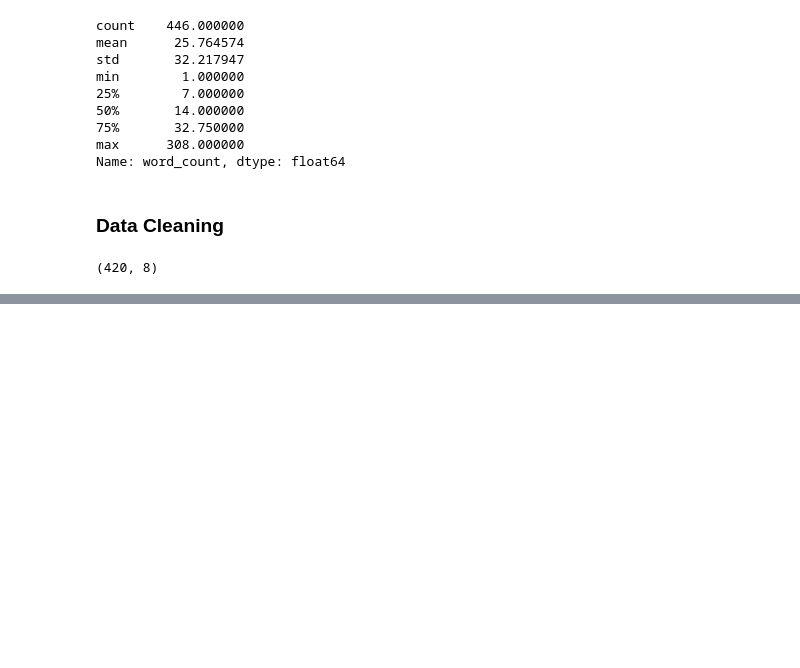
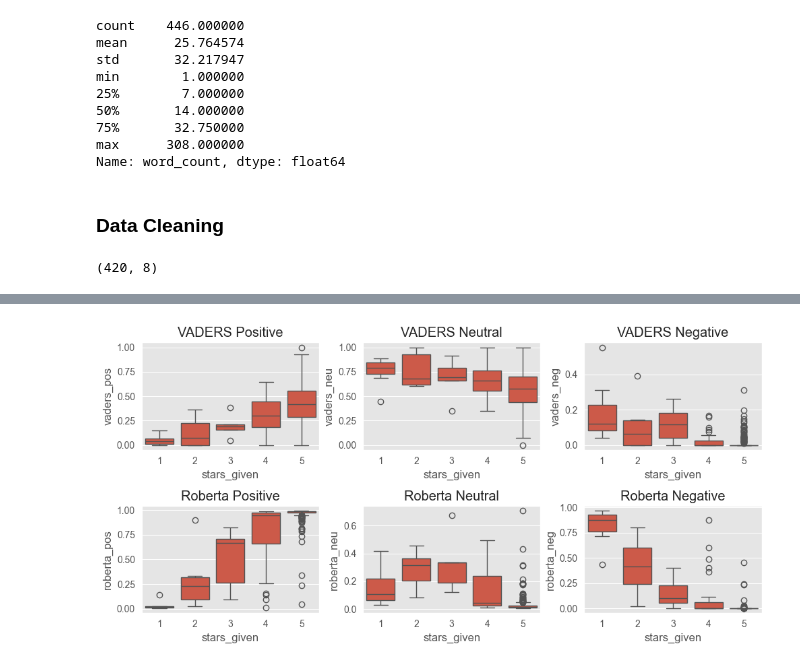
Before and after one commit to ezralinnan/RuralTheatreReviewsNLP, a Jupyter notebook: review_nlp.ipynb, the cells around one changed output, grey strips where cells are left out. Cells and saved outputs as stored; diff of their text form; code cells hidden in the pictures; blank space fills up the shorter version.

```diff
--- a/review_nlp.ipynb
+++ b/review_nlp.ipynb
@@ -157,0 +282,26 @@ df.head()
+# %%
+sentiment_df = df.copy()
+
+sentiment_df = sentiment_df.merge(
+    vaders[["vaders_neg", "vaders_neu", "vaders_pos", "vaders_compound"]],
+    left_index=True,
+    right_index=True,
+    how="left"
+)
+
+sentiment_df = sentiment_df.merge(
+    roberta[["roberta_neg", "roberta_neu", "roberta_pos", "roberta_compound"]],
+    left_index=True,
+    right_index=True,
+    how="left"
+)
+
+sentiment_df["vaders_predicted_stars"] = (
+    (sentiment_df["vaders_compound"] + 1) * 2
+) + 1
+
+sentiment_df["roberta_predicted_stars"] = round((
+    (sentiment_df["roberta_compound"] + 1) * 2
+) + 1)
+
+sentiment_df.head()
@@ -157,0 +321,18 @@ df.head()
+# %%
+fig, axs = plt.subplots(2, 3, figsize=(10, 5))
+sns.boxplot(data=sentiment_df, x="stars_given", y="vaders_pos", ax=axs[0, 0])
+sns.boxplot(data=sentiment_df, x="stars_given", y="vaders_neu", ax=axs[0, 1])
+sns.boxplot(data=sentiment_df, x="stars_given", y="vaders_neg", ax=axs[0, 2])
+axs[0, 0].set_title("VADERS Positive")
+axs[0, 1].set_title("VADERS Neutral")
+axs[0, 2].set_title("VADERS Negative")
+sns.boxplot(data=sentiment_df, x="stars_given", y="roberta_pos", ax=axs[1, 0])
+sns.boxplot(data=sentiment_df, x="stars_given", y="roberta_neu", ax=axs[1, 1])
+sns.boxplot(data=sentiment_df, x="stars_given", y="roberta_neg", ax=axs[1, 2])
+axs[1, 0].set_title("Roberta Positive")
+axs[1, 1].set_title("Roberta Neutral")
+axs[1, 2].set_title("Roberta Negative")
+plt.tight_layout()
+plt.show()
+# %% [output]
+[figure, added]
```
Also changed, not shown: parts of 18 cells of this notebook.
